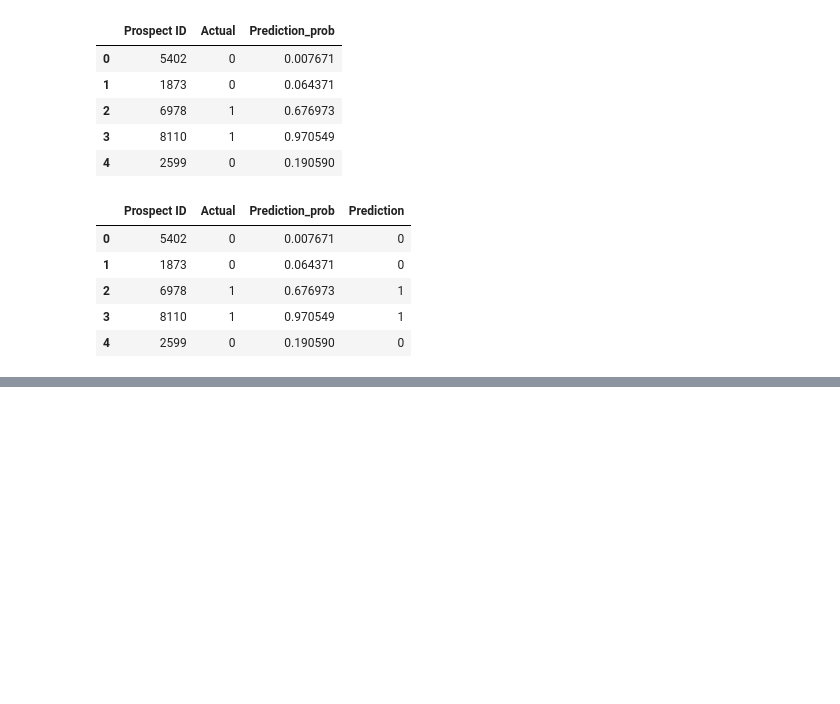
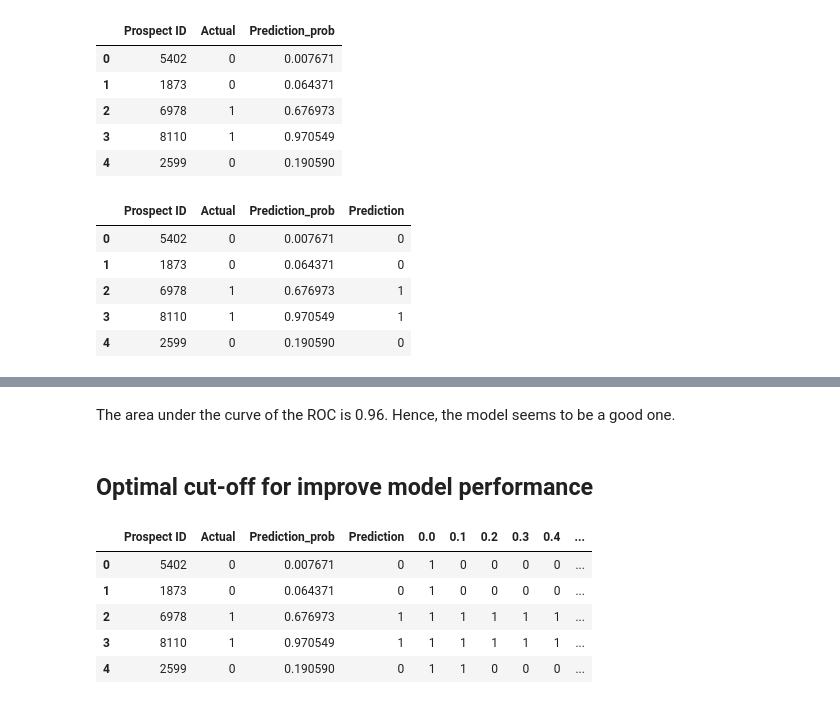
Before and after one commit to zaskap/upgrad_lead_scoring_assignment, a Jupyter notebook: Lead_Scoring.ipynb, the cells around one changed output, grey strips where cells are left out. Drawn from its saved outputs; the diff is of its cells as text; code cells hidden in the pictures; blank space fills up the shorter version.

```diff
--- a/Lead_Scoring.ipynb
+++ b/Lead_Scoring.ipynb
@@ -1595,0 +1645,16 @@ Specificity: 0.9567762269248087
+# %% [markdown]
+The area under the curve of the ROC is 0.96. Hence, the model seems to be a good one.
+# %% [markdown]
+## Optimal cut-off for improve model performance
+# %%
+cuts = [float(x)/10 for x in range(10)]
+for i in cuts:
+    y_train_pred_df[i]= y_train_pred_df["Prediction_prob"].map(lambda x: 1 if x > i else 0)
+y_train_pred_df.head()
+# %% [output]
+|  | Prospect ID | Actual | Prediction_prob | Prediction | 0.0 | 0.1 | 0.2 | 0.3 | 0.4 | ... |
+| 0 | 5402 | 0 | 0.007671 | 0 | 1 | 0 | 0 | 0 | 0 | ... |
+| 1 | 1873 | 0 | 0.064371 | 0 | 1 | 0 | 0 | 0 | 0 | ... |
+| 2 | 6978 | 1 | 0.676973 | 1 | 1 | 1 | 1 | 1 | 1 | ... |
+| 3 | 8110 | 1 | 0.970549 | 1 | 1 | 1 | 1 | 1 | 1 | ... |
+| 4 | 2599 | 0 | 0.190590 | 0 | 1 | 1 | 0 | 0 | 0 | ... |
```
Also changed, not shown: parts of 39 cells of this notebook.
